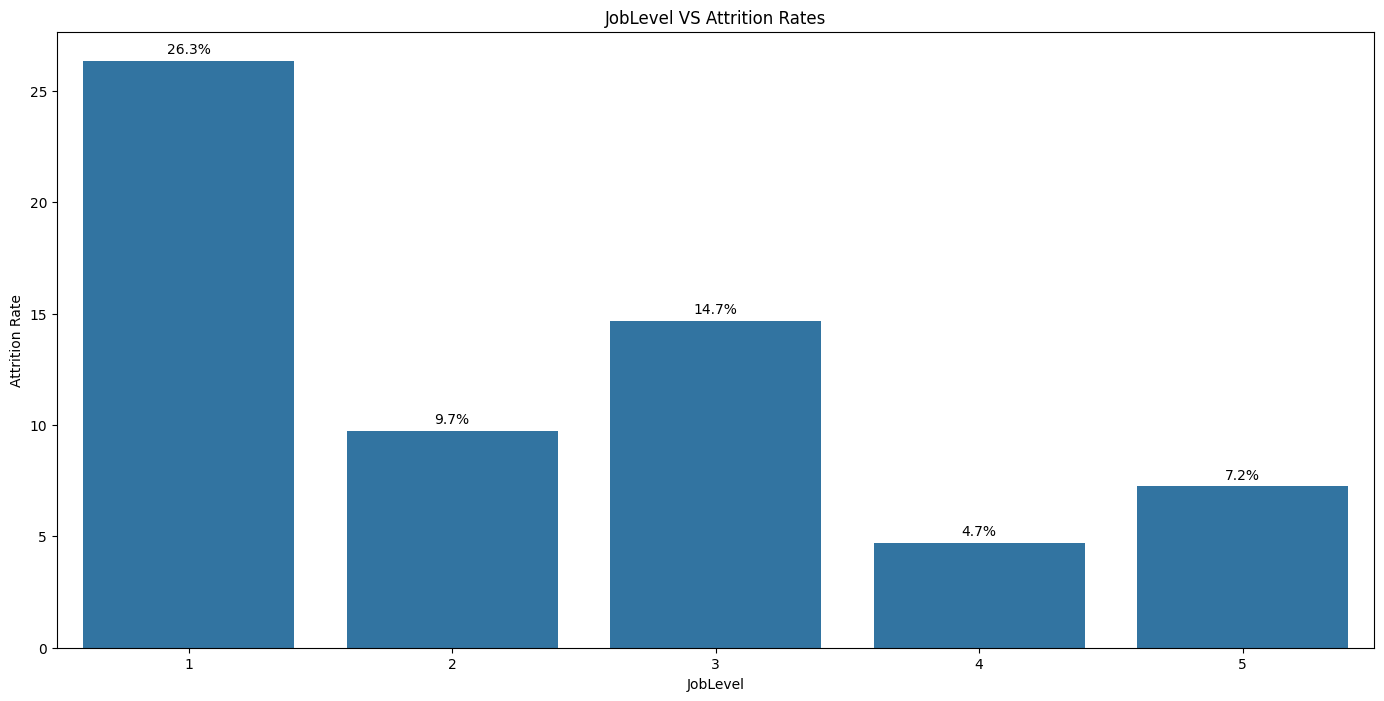
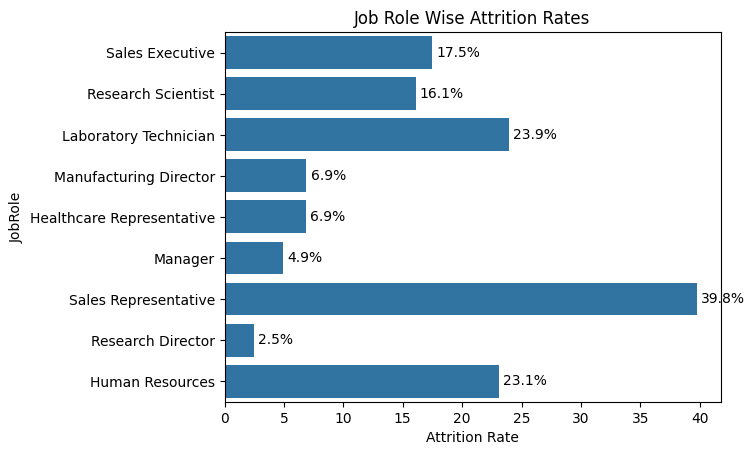
Unified diff of the notebook cell whose output changed from the first chart to the second:
--- before
+++ after
@@ -1,20 +1,19 @@
-joblevel =[]
+jobrole =[]
 attrition_rates = []
-for jl in df['JobLevel'].unique():
-  joblevel.append(jl)
-  left = df[df['JobLevel']==jl]['Attrition'].value_counts()["Yes"]
-  stayed = df[df['JobLevel']==jl]['Attrition'].value_counts()["No"]
+for job in df['JobRole'].unique():
+  jobrole.append(job)
+  left = df[df['JobRole']==job]['Attrition'].value_counts()["Yes"]
+  stayed = df[df['JobRole']==job]['Attrition'].value_counts()["No"]
   attrition_rate = (left / (left + stayed)) * 100
   attrition_rates.append(attrition_rate)
 
-joblevel_attr = pd.DataFrame({
-    "JobLevel": joblevel,
+jobrole_attr = pd.DataFrame({
+    "JobRole": jobrole,
     "Attrition Rate": attrition_rates
 })
 
-plt.figure(figsize=(17,8))
-ax=sns.barplot(x='JobLevel',y='Attrition Rate', data = joblevel_attr)
+ax=sns.barplot(x='Attrition Rate',y='JobRole', data = jobrole_attr)
 for container in ax.containers:
     ax.bar_label(container, fmt="%.1f%%", padding=3)
-plt.title("JobLevel VS Attrition Rates")
+plt.title("Job Role Wise Attrition Rates")
 plt.show()

Commit: Uploaded changed files